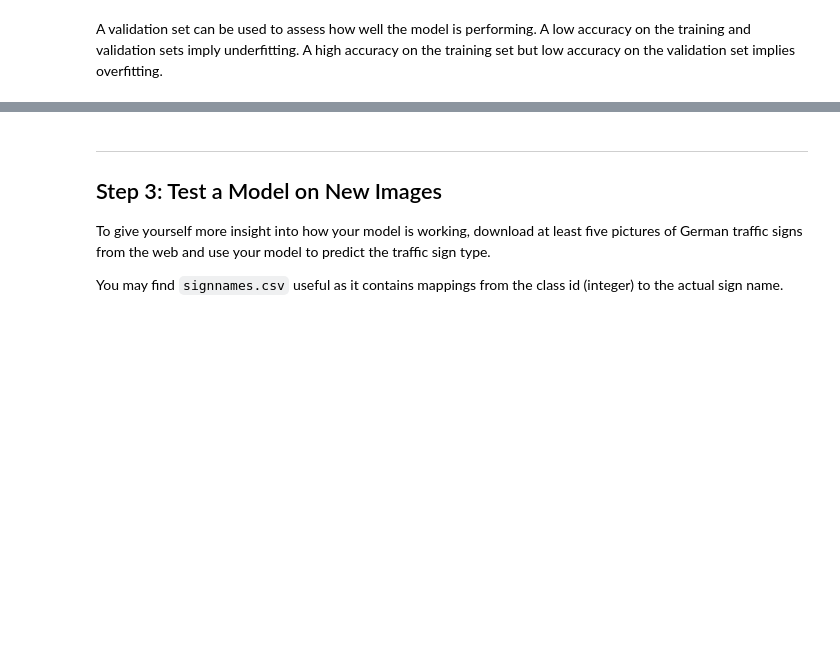
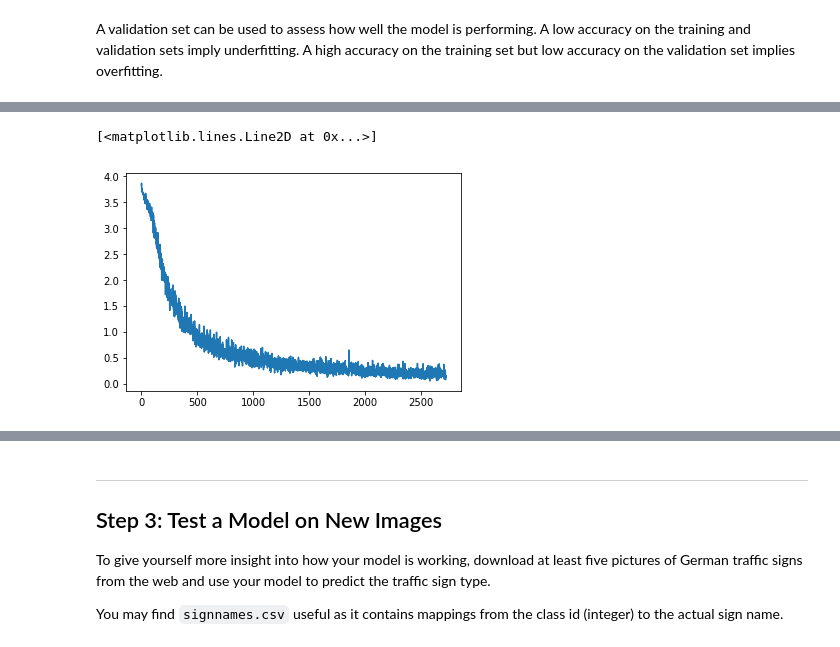
Before and after one commit to XCMer/CarND-Traffic-Sign-Classifier-Project, a Jupyter notebook: Traffic_Sign_Classifier.ipynb, the cells around one changed output, grey strips where cells are left out. Drawn from its saved outputs; the diff is of its cells as text; code cells hidden in the pictures; blank space fills up the shorter version.

```diff
--- a/Traffic_Sign_Classifier.ipynb
+++ b/Traffic_Sign_Classifier.ipynb
@@ -209,13 +255,14 @@ sets imply underfitting. A high accuracy on the training set but low accuracy on
 ### Once a final model architecture is selected,
 ### the accuracy on the test set should be calculated and reported as well.
 ### Feel free to use as many code cells as needed.
-x = tf.placeholder(tf.float32, (None, 32, 32, 3))
+x = tf.placeholder(tf.float32, (None, 32, 32, 1))
 y = tf.placeholder(tf.int32, (None,))
+keep_prob = tf.placeholder(tf.float32)
 one_hot_y = tf.one_hot(y, n_classes)
 # %%
 rate = 0.001
 
-logits = network(x)
+logits = network(x, keep_prob)
 cross_entropy = tf.nn.softmax_cross_entropy_with_logits(labels=one_hot_y, logits=logits)
 loss_operation = tf.reduce_mean(cross_entropy)
 optimizer = tf.train.AdamOptimizer(learning_rate = rate)
@@ -225,35 +272,39 @@ correct_prediction = tf.equal(tf.argmax(logits, 1), tf.argmax(one_hot_y, 1))
 accuracy_operation = tf.reduce_mean(tf.cast(correct_prediction, tf.float32))
 saver = tf.train.Saver()
 
-def evaluate(X_data, y_data):
+def evaluate(X_data, y_data, keep_prob):
     num_examples = len(X_data)
     total_accuracy = 0
     sess = tf.get_default_session()
     for offset in range(0, num_examples, BATCH_SIZE):
         batch_x, batch_y = X_data[offset:offset+BATCH_SIZE], y_data[offset:offset+BATCH_SIZE]
-        accuracy = sess.run(accuracy_operation, feed_dict={x: batch_x, y: batch_y})
+        accuracy = sess.run(accuracy_operation, feed_dict={x: batch_x, y: batch_y, keep_prob: 1.0})
         total_accuracy += (accuracy * len(batch_x))
     return total_accuracy / num_examples
 # %%
 from sklearn.utils import shuffle
 
-EPOCHS = 2
-BATCH_SIZE = 256
+EPOCHS = 10
+BATCH_SIZE = 128
+losses = []
+training_accs = []
 
 with tf.Session() as sess:
     sess.run(tf.global_variables_initializer())
-    num_examples = len(X_train)
+    num_examples = len(X_train_normalized)
 
     print("Training...")
     print()
     for i in range(EPOCHS):
-        X_train, y_train = shuffle(X_train, y_train)
+        X_train_normalized, y_train_normalized = shuffle(X_train_normalized, y_train_normalized)
         for offset in range(0, num_examples, BATCH_SIZE):
             end = offset + BATCH_SIZE
-            batch_x, batch_y = X_train[offset:end], y_train[offset:end]
-            sess.run(training_operation, feed_dict={x: batch_x, y: batch_y})
+            batch_x, batch_y = X_train_normalized[offset:end], y_train_normalized[offset:end]
+            _, accuracy, loss = sess.run([training_operation, accuracy_operation, loss_operation], feed_dict={x: batch_x, y: batch_y, keep_prob: 0.5})
+            training_accs.append(accuracy)
+            losses.append(loss)
 
-        validation_accuracy = evaluate(X_valid, y_valid)
+        validation_accuracy = evaluate(X_valid_normalized, y_valid_normalized, keep_prob)
         print("EPOCH {} ...".format(i+1))
         print("Validation Accuracy = {:.3f}".format(validation_accuracy))
         print()
@@ -271,2 +330,8 @@ Validation Accuracy = 0.360
 
 Model saved
+# %%
+plt.figure()
+plt.plot(losses)
+# %% [output]
+[<matplotlib.lines.Line2D at 0x...>]
+[figure, added]
```
Also changed, not shown: parts of 22 cells of this notebook, 8 other files.
